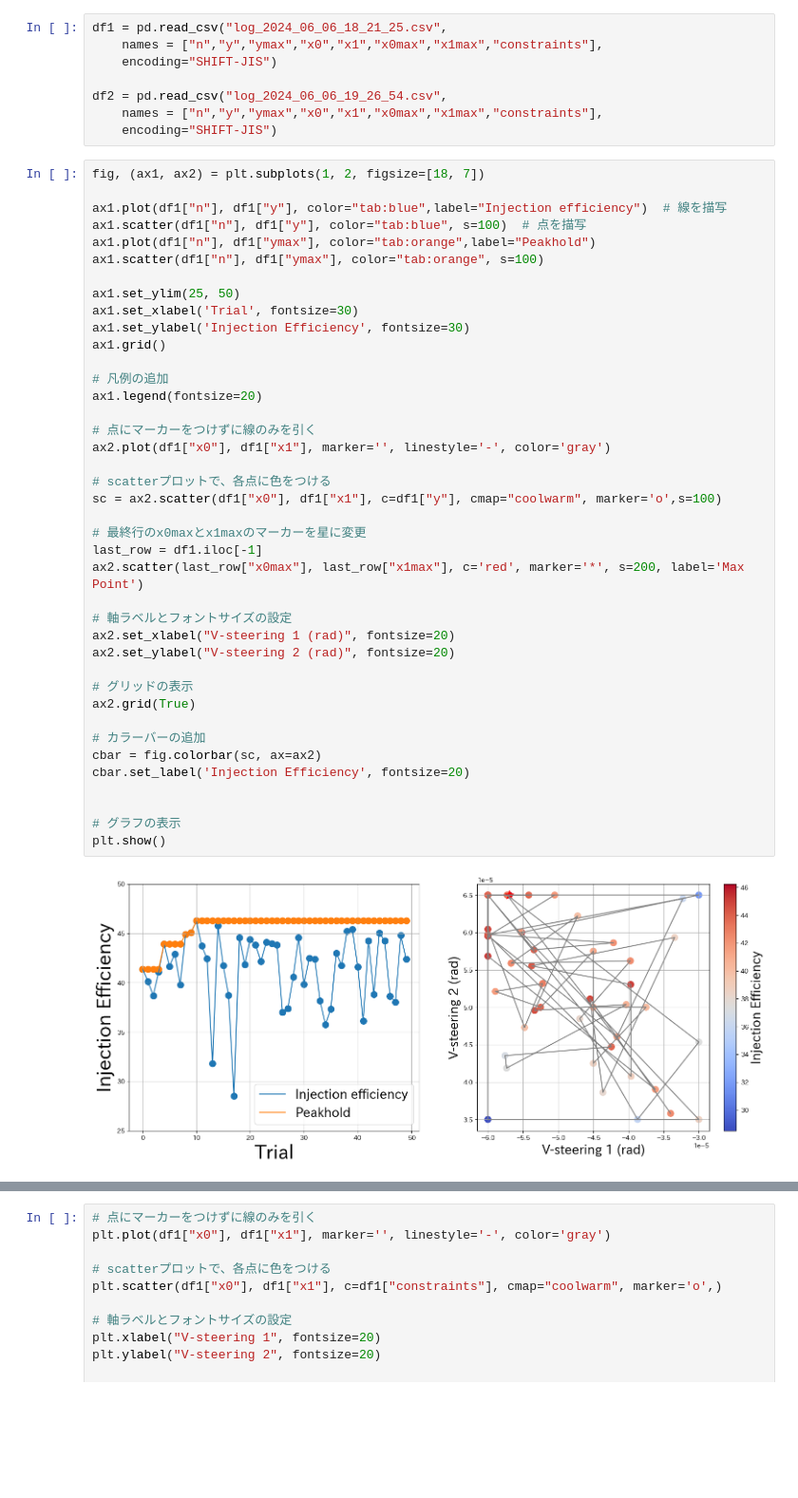
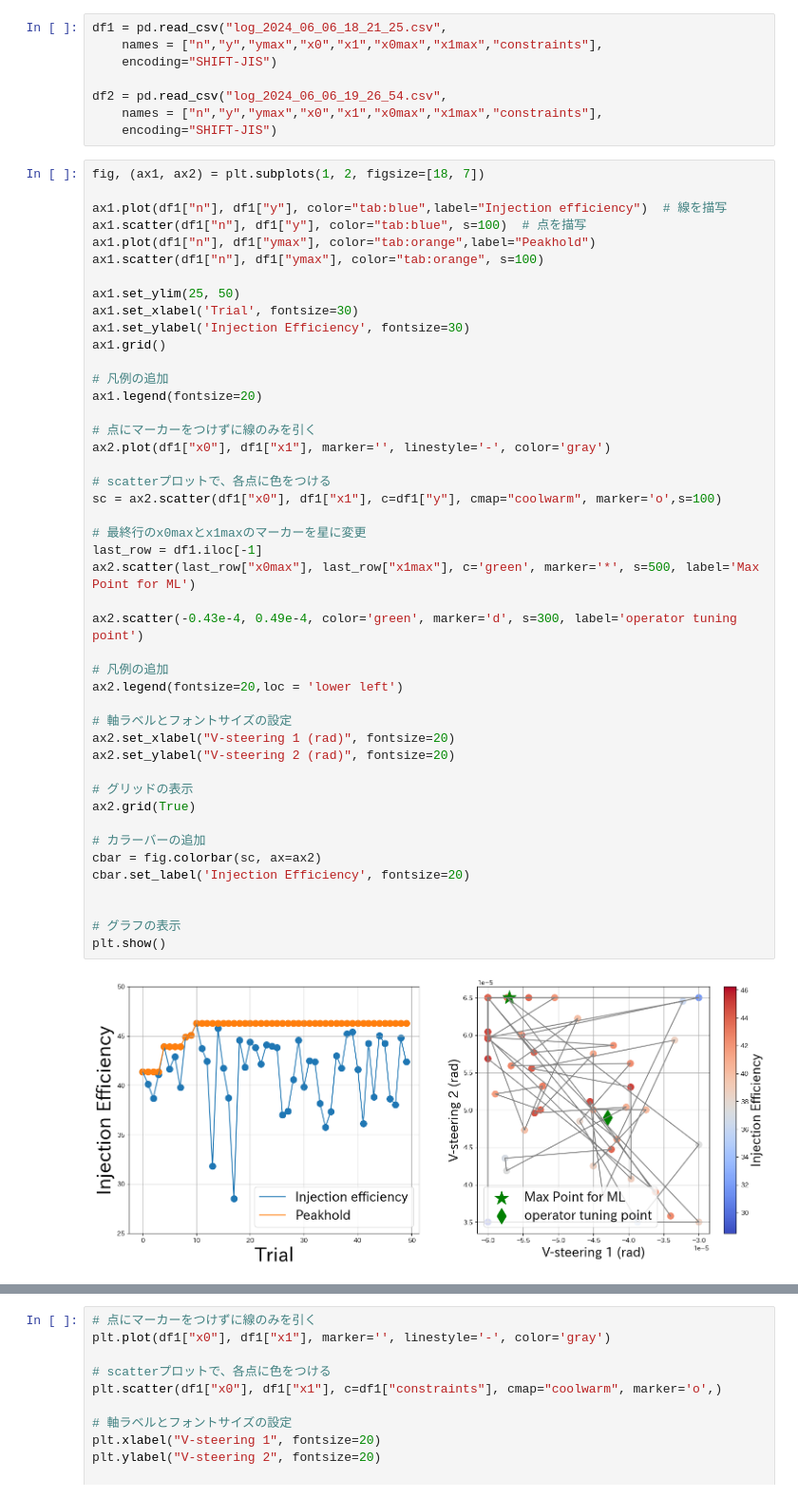
Before and after one commit to skato21/BayesOptimization, a Jupyter notebook: 2024/0606/analysis2.ipynb, the cells around one changed output, grey strips where cells are left out. Shown at 95% size. Saved outputs shown, nothing was run; the diff lists cells and outputs as text; blank space fills up the shorter version.

```diff
--- a/2024/0606/analysis2.ipynb
+++ b/2024/0606/analysis2.ipynb
@@ -29,35 +29,40 @@ ax1.set_xlabel('Trial', fontsize=30)
 ax1.set_ylabel('Injection Efficiency', fontsize=30)
 ax1.grid()
 
 # 凡例の追加
 ax1.legend(fontsize=20)
 
 # 点にマーカーをつけずに線のみを引く
 ax2.plot(df1["x0"], df1["x1"], marker='', linestyle='-', color='gray')
 
 # scatterプロットで、各点に色をつける
 sc = ax2.scatter(df1["x0"], df1["x1"], c=df1["y"], cmap="coolwarm", marker='o',s=100)
 
 # 最終行のx0maxとx1maxのマーカーを星に変更
 last_row = df1.iloc[-1]
-ax2.scatter(last_row["x0max"], last_row["x1max"], c='red', marker='*', s=200, label='Max Point')
+ax2.scatter(last_row["x0max"], last_row["x1max"], c='green', marker='*', s=500, label='Max Point for ML')
+
+ax2.scatter(-0.43e-4, 0.49e-4, color='green', marker='d', s=300, label='operator tuning point')
+
+# 凡例の追加
+ax2.legend(fontsize=20,loc = 'lower left')
 
 # 軸ラベルとフォントサイズの設定
 ax2.set_xlabel("V-steering 1 (rad)", fontsize=20)
 ax2.set_ylabel("V-steering 2 (rad)", fontsize=20)
 
 # グリッドの表示
 ax2.grid(True)
 
 # カラーバーの追加
 cbar = fig.colorbar(sc, ax=ax2)
 cbar.set_label('Injection Efficiency', fontsize=20)
 
 
 # グラフの表示
 plt.show()
 # %% [output]
-[figure, old version]
+[figure, new version]
 # %%
 fig, (ax1, ax2) = plt.subplots(1, 2, figsize=[18, 7])
 
```
Also changed, not shown: parts of 3 cells of this notebook, 27 other files.
